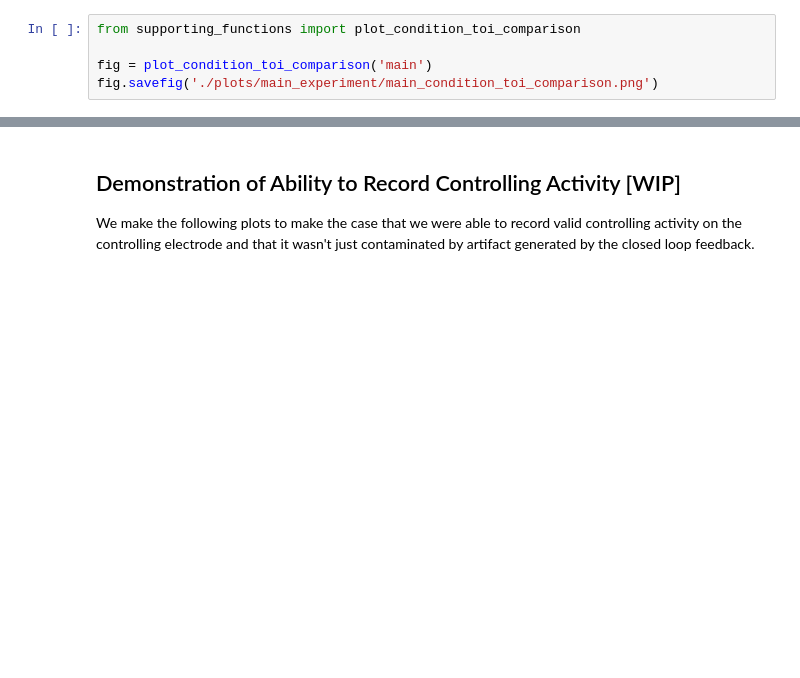
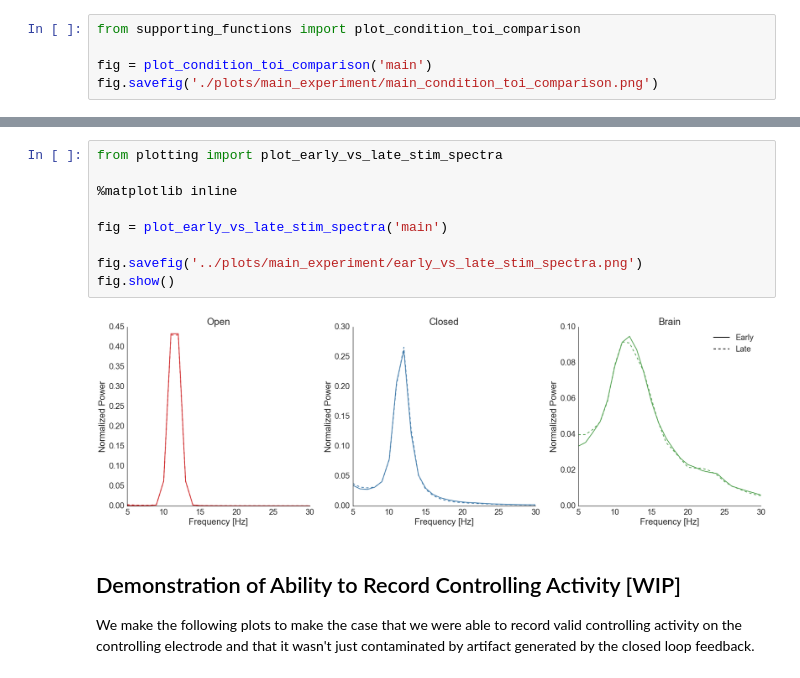
Before and after one commit to mghneurotherapeutics/GalileoTACS, a Jupyter notebook: code/galileoTACS_analysis.ipynb, the cells around one changed output, grey strips where cells are left out. Cells and saved outputs as stored; diff of their text form; blank space fills up the shorter version.

```diff
--- a/code/galileoTACS_analysis.ipynb
+++ b/code/galileoTACS_analysis.ipynb
@@ -488,3 +477,14 @@ plt.show()
+# %%
+from plotting import plot_early_vs_late_stim_spectra
+
+%matplotlib inline
+
+fig = plot_early_vs_late_stim_spectra('main')
+
+fig.savefig('../plots/main_experiment/early_vs_late_stim_spectra.png')
+fig.show()
+# %% [output]
+[figure, added]
 # %% [markdown]
 ## Demonstration of Ability to Record Controlling Activity [WIP]
 
```
Also changed, not shown: parts of 13 cells of this notebook, 8 other files.
